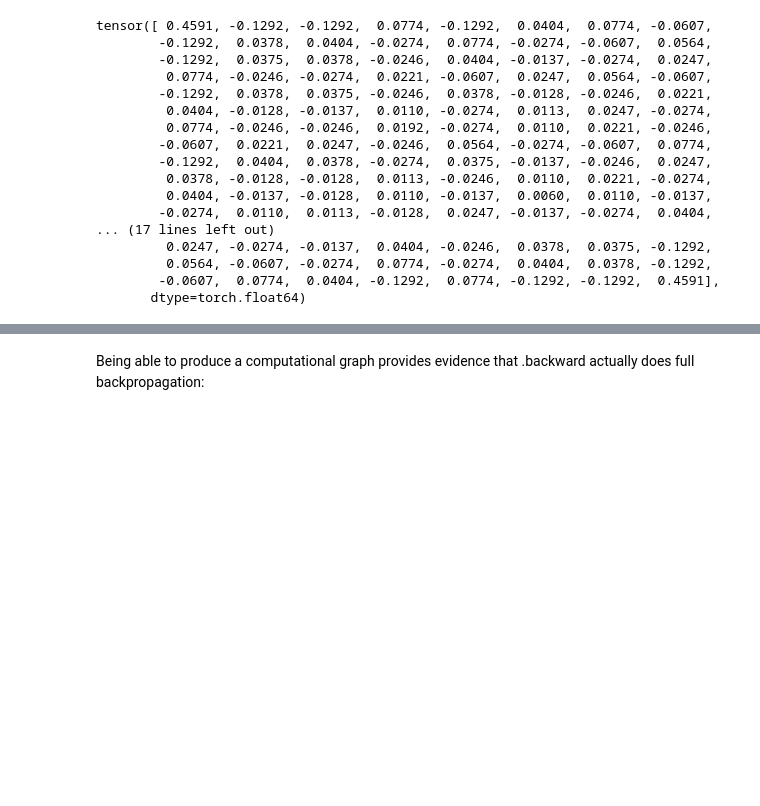
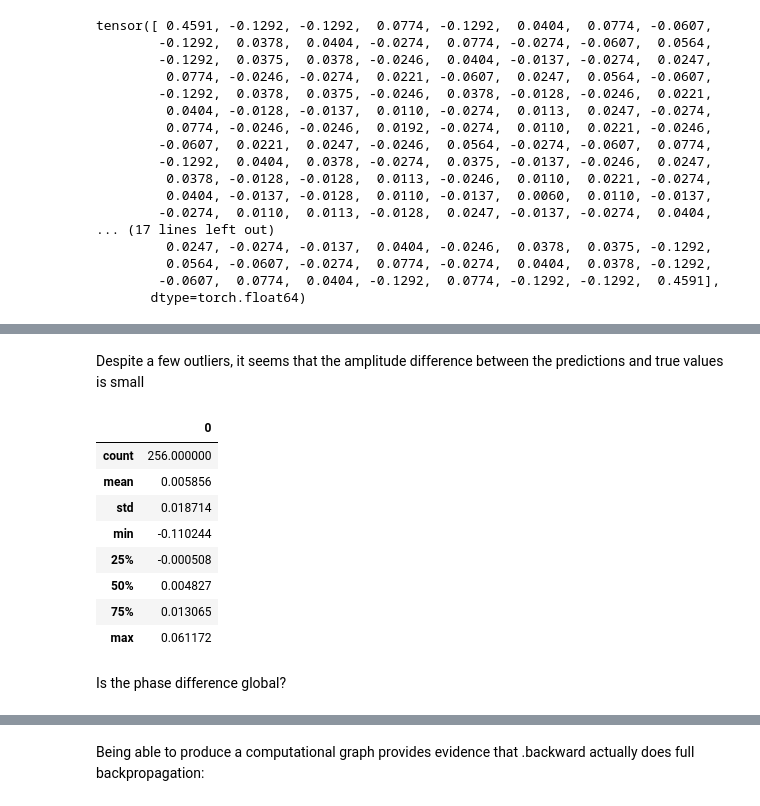
Before and after one commit to spagdoon0411/transformer_quantum_state, a Jupyter notebook: optimization_tests.ipynb, the cells around one changed output, grey strips where cells are left out. Drawn from its saved outputs; the diff is of its cells as text; code cells hidden in the pictures; blank space fills up the shorter version.

```diff
--- a/optimization_tests.ipynb
+++ b/optimization_tests.ipynb
@@ -205,0 +255,16 @@ tensor([ 0.4591, -0.1292, -0.1292,  0.0774, -0.1292,  0.0404,  0.0774, -0.0607,
+# %% [markdown]
+Despite a few outliers, it seems that the amplitude difference between the predictions and true values is small
+# %%
+diffs_df.describe()
+# %% [output]
+|  | 0 |
+| count | 256.000000 |
+| mean | 0.005856 |
+| std | 0.018714 |
+| min | -0.110244 |
+| 25% | -0.000508 |
+| 50% | 0.004827 |
+| 75% | 0.013065 |
+| max | 0.061172 |
+# %% [markdown]
+Is the phase difference global?
```
Also changed, not shown: parts of 20 cells of this notebook.
